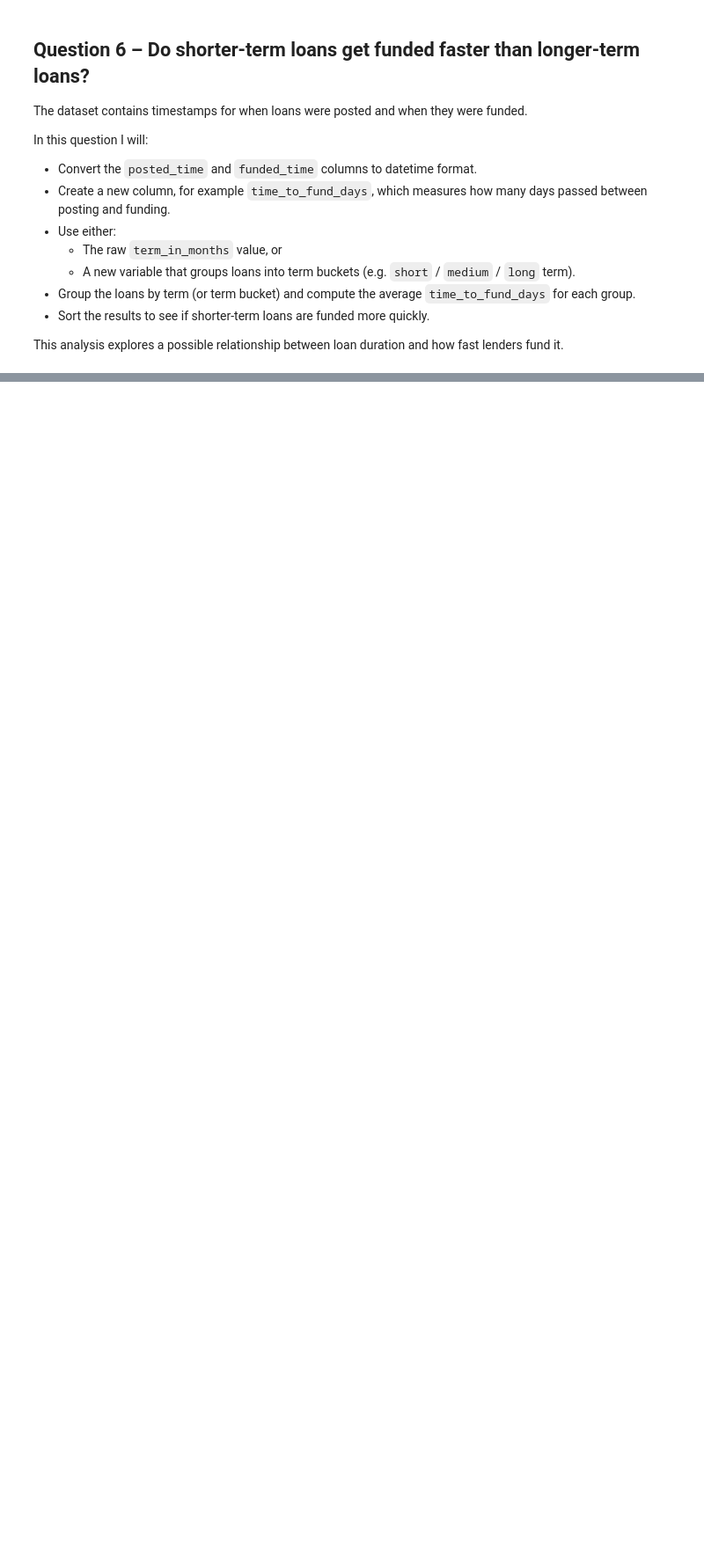
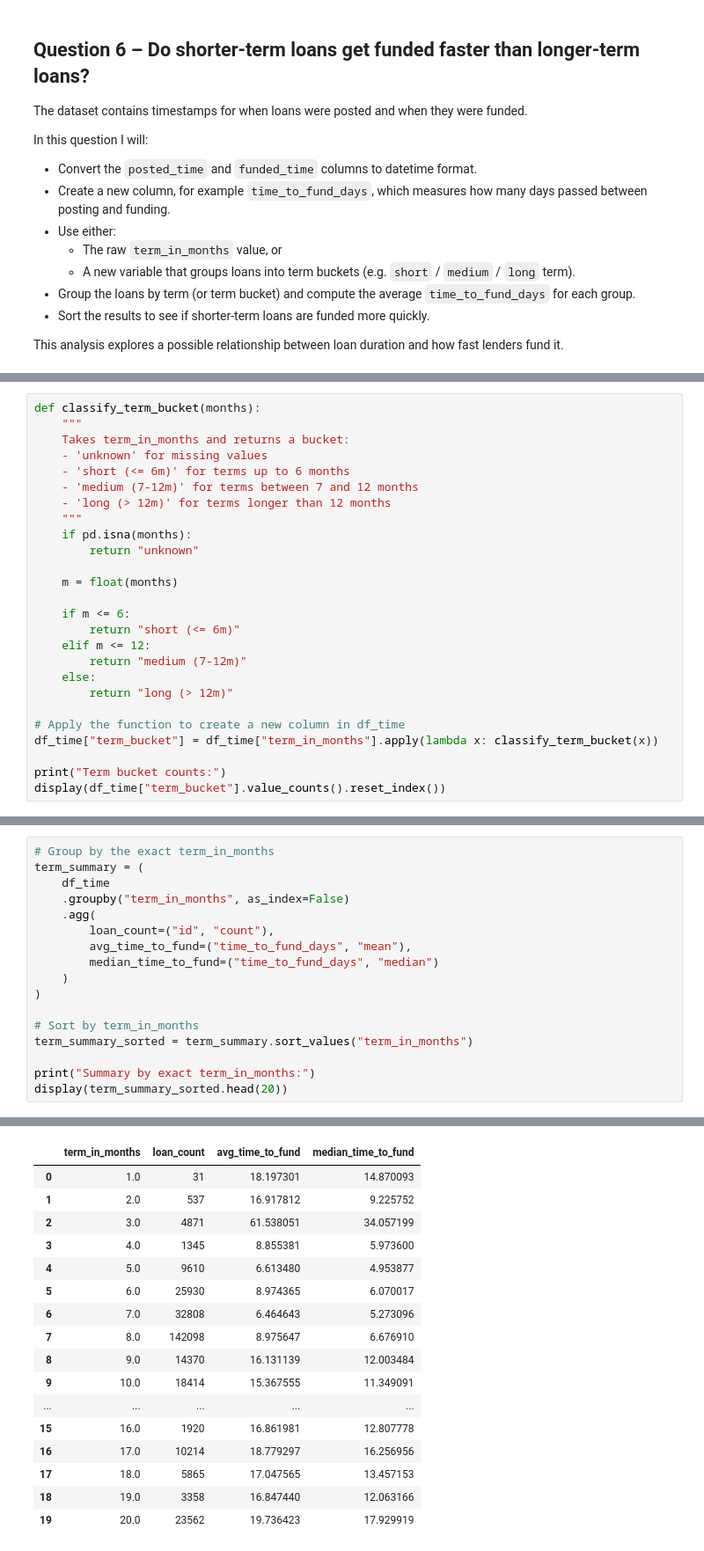
Before and after one commit to asternoeld/introduction-to-python, a Jupyter notebook: kiva_loans_analysis_aster.ipynb, the cells around one changed output, grey strips where cells are left out. Shown at 88% size. Drawn from its saved outputs; the diff is of its cells as text; blank space fills up the shorter version.

```diff
--- a/kiva_loans_analysis_aster.ipynb
+++ b/kiva_loans_analysis_aster.ipynb
@@ -136,0 +802,26 @@ This analysis explores a possible relationship between loan duration and how fas
+# %%
+def classify_term_bucket(months):
+    """
+    Takes term_in_months and returns a bucket:
+    - 'unknown' for missing values
+    - 'short (<= 6m)' for terms up to 6 months
+    - 'medium (7-12m)' for terms between 7 and 12 months
+    - 'long (> 12m)' for terms longer than 12 months
+    """
+    if pd.isna(months):
+        return "unknown"
+
+    m = float(months)
+
+    if m <= 6:
+        return "short (<= 6m)"
+    elif m <= 12:
+        return "medium (7-12m)"
+    else:
+        return "long (> 12m)"
+
+# Apply the function to create a new column in df_time
+df_time["term_bucket"] = df_time["term_in_months"].apply(lambda x: classify_term_bucket(x))
+
+print("Term bucket counts:")
+display(df_time["term_bucket"].value_counts().reset_index())
@@ -136,0 +834,18 @@ This analysis explores a possible relationship between loan duration and how fas
+# %%
+# Group by the exact term_in_months
+term_summary = (
+    df_time
+    .groupby("term_in_months", as_index=False)
+    .agg(
+        loan_count=("id", "count"),
+        avg_time_to_fund=("time_to_fund_days", "mean"),
+        median_time_to_fund=("time_to_fund_days", "median")
+    )
+)
+
+# Sort by term_in_months
+term_summary_sorted = term_summary.sort_values("term_in_months")
+
+print("Summary by exact term_in_months:")
+display(term_summary_sorted.head(20))
+# %% [output]
@@ -136,0 +853,17 @@ This analysis explores a possible relationship between loan duration and how fas
+|  | term_in_months | loan_count | avg_time_to_fund | median_time_to_fund |
+| 0 | 1.0 | 31 | 18.197301 | 14.870093 |
+| 1 | 2.0 | 537 | 16.917812 | 9.225752 |
+| 2 | 3.0 | 4871 | 61.538051 | 34.057199 |
+| 3 | 4.0 | 1345 | 8.855381 | 5.973600 |
+| 4 | 5.0 | 9610 | 6.613480 | 4.953877 |
+| 5 | 6.0 | 25930 | 8.974365 | 6.070017 |
+| 6 | 7.0 | 32808 | 6.464643 | 5.273096 |
+| 7 | 8.0 | 142098 | 8.975647 | 6.676910 |
+| 8 | 9.0 | 14370 | 16.131139 | 12.003484 |
+| 9 | 10.0 | 18414 | 15.367555 | 11.349091 |
+| ... | ... | ... | ... | ... |
+| 15 | 16.0 | 1920 | 16.861981 | 12.807778 |
+| 16 | 17.0 | 10214 | 18.779297 | 16.256956 |
+| 17 | 18.0 | 5865 | 17.047565 | 13.457153 |
+| 18 | 19.0 | 3358 | 16.847440 | 12.063166 |
+| 19 | 20.0 | 23562 | 19.736423 | 17.929919 |
```
Also changed, not shown: parts of 48 cells of this notebook.
